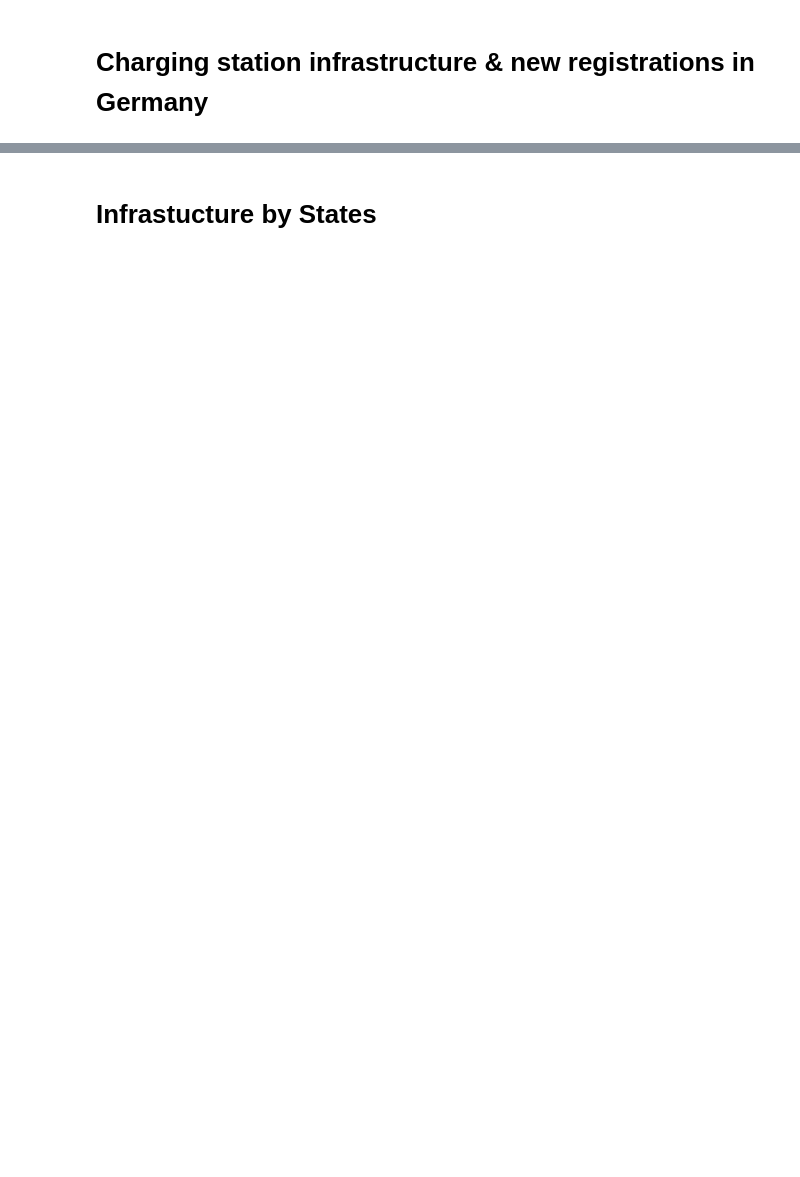
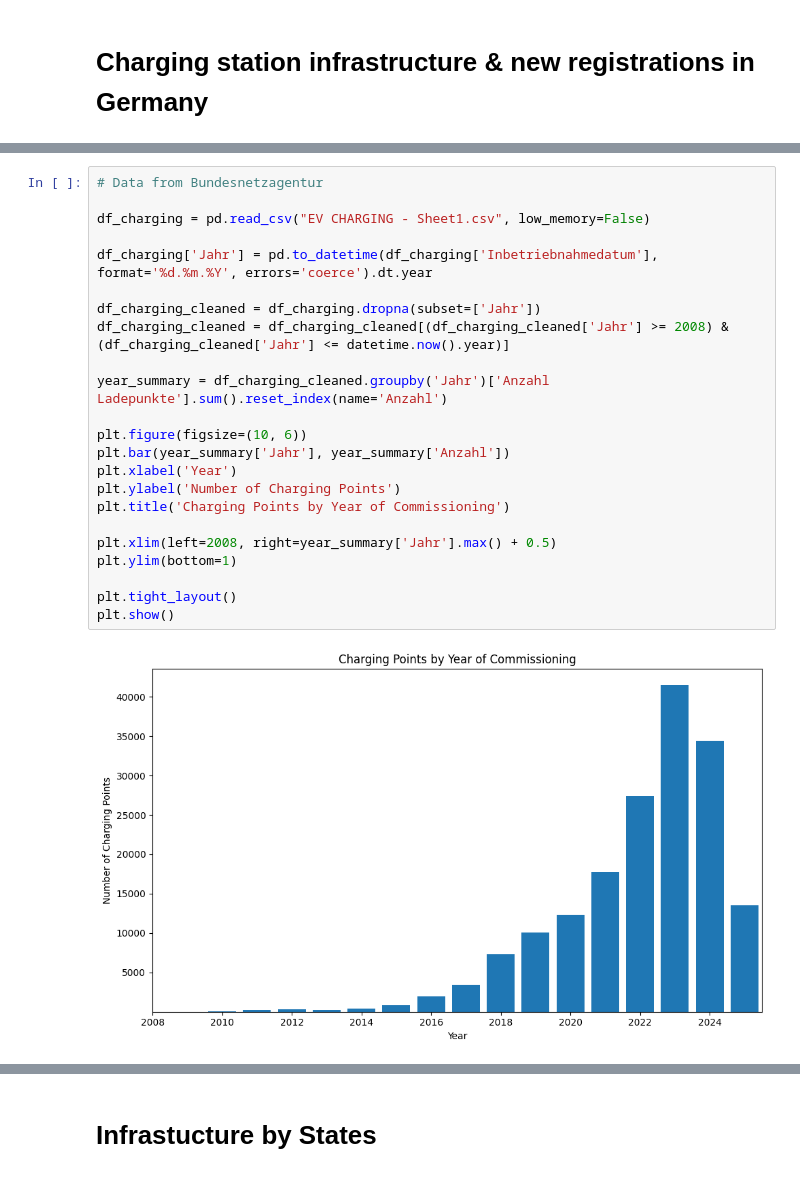
Before and after one commit to Florian-Robrecht/da-project, a Jupyter notebook: Group_Intro2DA.ipynb, the cells around one changed output, grey strips where cells are left out. Cells and saved outputs as stored; diff of their text form; blank space fills up the shorter version.

```diff
--- a/Group_Intro2DA.ipynb
+++ b/Group_Intro2DA.ipynb
@@ -179,0 +235,25 @@ plt.show()
+# %%
+# Data from Bundesnetzagentur
+
+df_charging = pd.read_csv("EV CHARGING - Sheet1.csv", low_memory=False)
+
+df_charging['Jahr'] = pd.to_datetime(df_charging['Inbetriebnahmedatum'], format='%d.%m.%Y', errors='coerce').dt.year
+
+df_charging_cleaned = df_charging.dropna(subset=['Jahr'])
+df_charging_cleaned = df_charging_cleaned[(df_charging_cleaned['Jahr'] >= 2008) & (df_charging_cleaned['Jahr'] <= datetime.now().year)]
+
+year_summary = df_charging_cleaned.groupby('Jahr')['Anzahl Ladepunkte'].sum().reset_index(name='Anzahl')
+
+plt.figure(figsize=(10, 6))
+plt.bar(year_summary['Jahr'], year_summary['Anzahl'])
+plt.xlabel('Year')
+plt.ylabel('Number of Charging Points')
+plt.title('Charging Points by Year of Commissioning')
+
+plt.xlim(left=2008, right=year_summary['Jahr'].max() + 0.5)
+plt.ylim(bottom=1)
+
+plt.tight_layout()
+plt.show()
+# %% [output]
+[figure, added]
```
Also changed, not shown: parts of 34 cells of this notebook.
